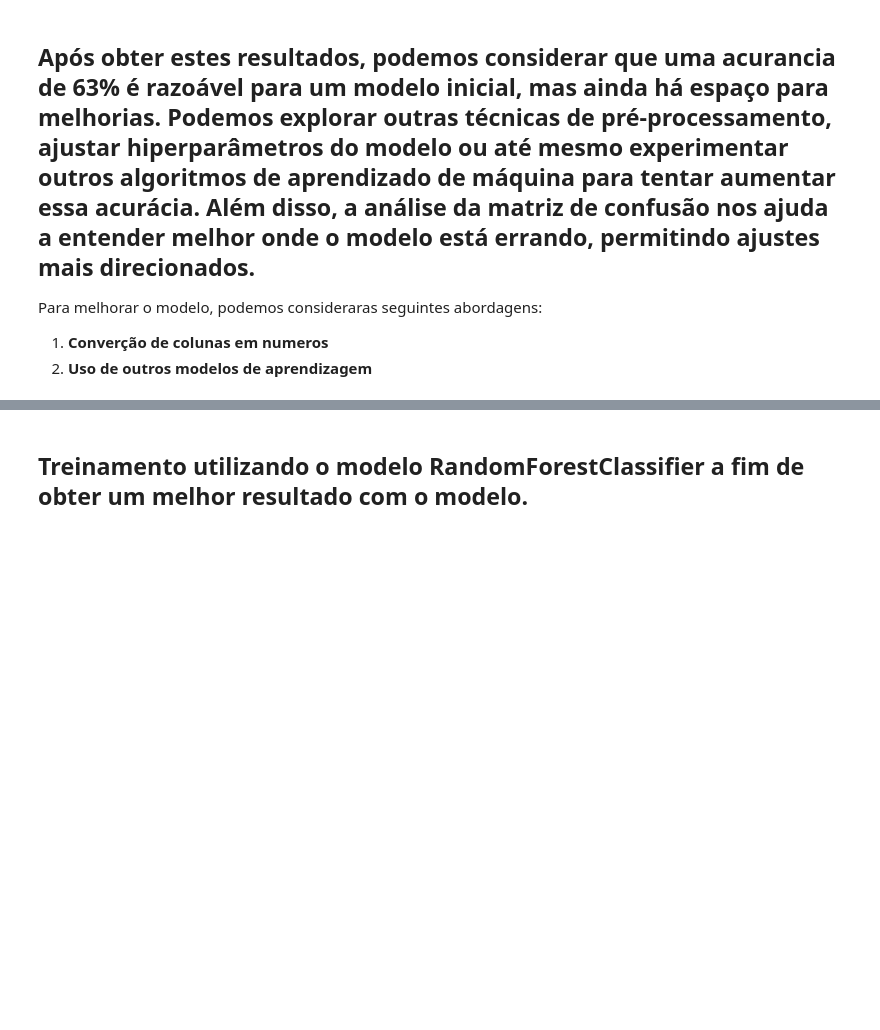
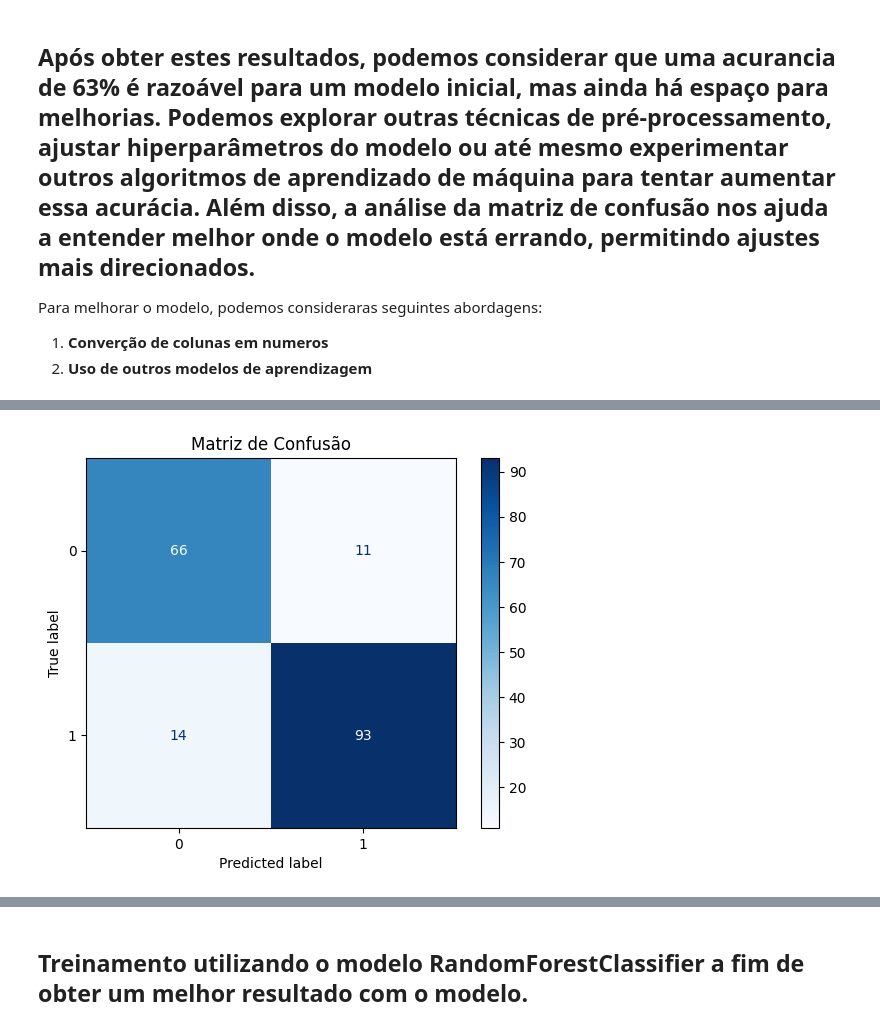
Before and after one commit to PedroPsy/AI-Training, a Jupyter notebook: fundamentosIA.ipynb, the cells around one changed output, grey strips where cells are left out. Saved outputs shown, nothing was run; the diff lists cells and outputs as text; code cells hidden in the pictures; blank space fills up the shorter version.

Commit message:
Adicionando novos modelos de treinamento

```diff
--- a/fundamentosIA.ipynb
+++ b/fundamentosIA.ipynb
@@ -376,0 +378,9 @@ X_scaled = scaler.fit_transform(X)
+# %%
+X_train, X_test, y_train, y_test = train_test_split(X_scaled, y, test_size=0.2, random_state=42)
+
+model = SVC(gamma='auto')
+model.fit(X_train, y_train)
+
+prediction = model.predict(X_test)
+acc = accuracy_score(y_test, prediction)
+print("Acurácia com Random Forest:", acc)
@@ -376,0 +411,12 @@ X_scaled = scaler.fit_transform(X)
+# %%
+cm = confusion_matrix(y_test, prediction)
+
+# Exibe a matriz com rótulos automáticos
+disp = ConfusionMatrixDisplay(confusion_matrix=cm)
+disp.plot(cmap='Blues')
+
+# Personaliza o gráfico
+plt.title('Matriz de Confusão')
+plt.show()
+# %% [output]
+[figure, added]
```
Also changed, not shown: parts of 18 cells of this notebook.
